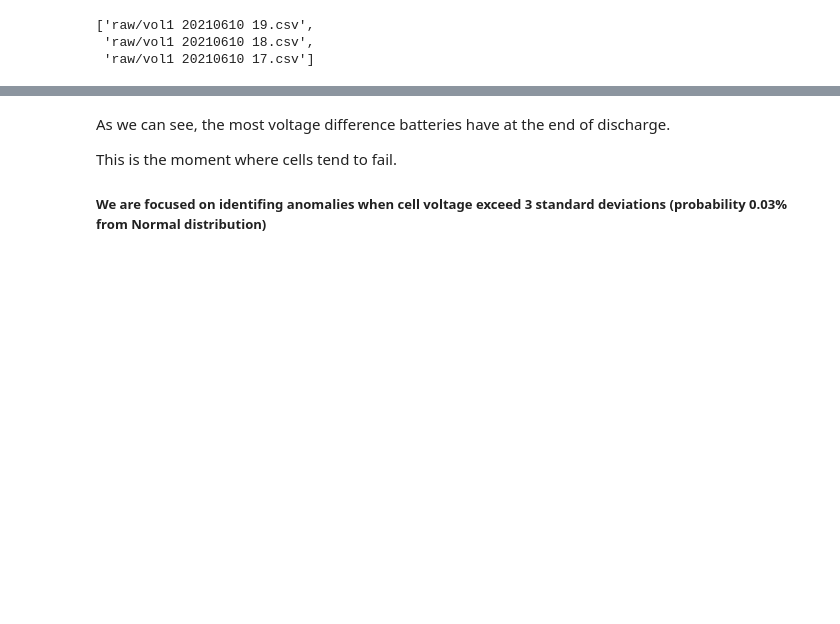
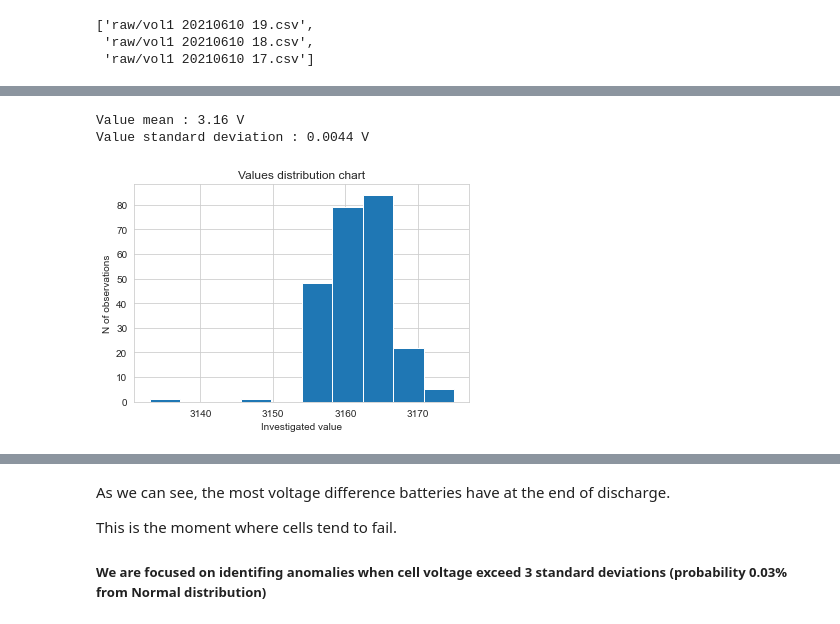
Before and after one commit to 314ka4y/Anomaly-detection-project, a Jupyter notebook: Anomaly_detection.ipynb, the cells around one changed output, grey strips where cells are left out. Drawn from its saved outputs; the diff is of its cells as text; code cells hidden in the pictures; blank space fills up the shorter version.

```diff
--- a/Anomaly_detection.ipynb
+++ b/Anomaly_detection.ipynb
@@ -462,11 +535,10 @@ plt.show()
 # %%
 # Charging
-print(f"Voltage mean : {round(np.mean(df_30sec.loc['2021-06-10 19:30:00',:]/1000),2)} V")
-print(f"Voltage standard deviation : {round(np.std(df_30sec.loc['2021-06-10 19:30:00',:]/1000),4)} V")
-df_30sec.loc['2021-06-10 19:30:00',:].hist(bins = 10)
-plt.title("Voltage distribution chart")
-plt.xlabel("Voltage")
-plt.ylabel("N of observations")
-plt.show()
+moment = '2021-06-10 19:30:00'
+check_distribution(df_30sec, moment)
+# %% [output]
+Value mean : 3.16 V
+Value standard deviation : 0.0044 V
+[figure, added]
 # %%
 # Start of discharge
```
Also changed, not shown: parts of 68 cells of this notebook.
